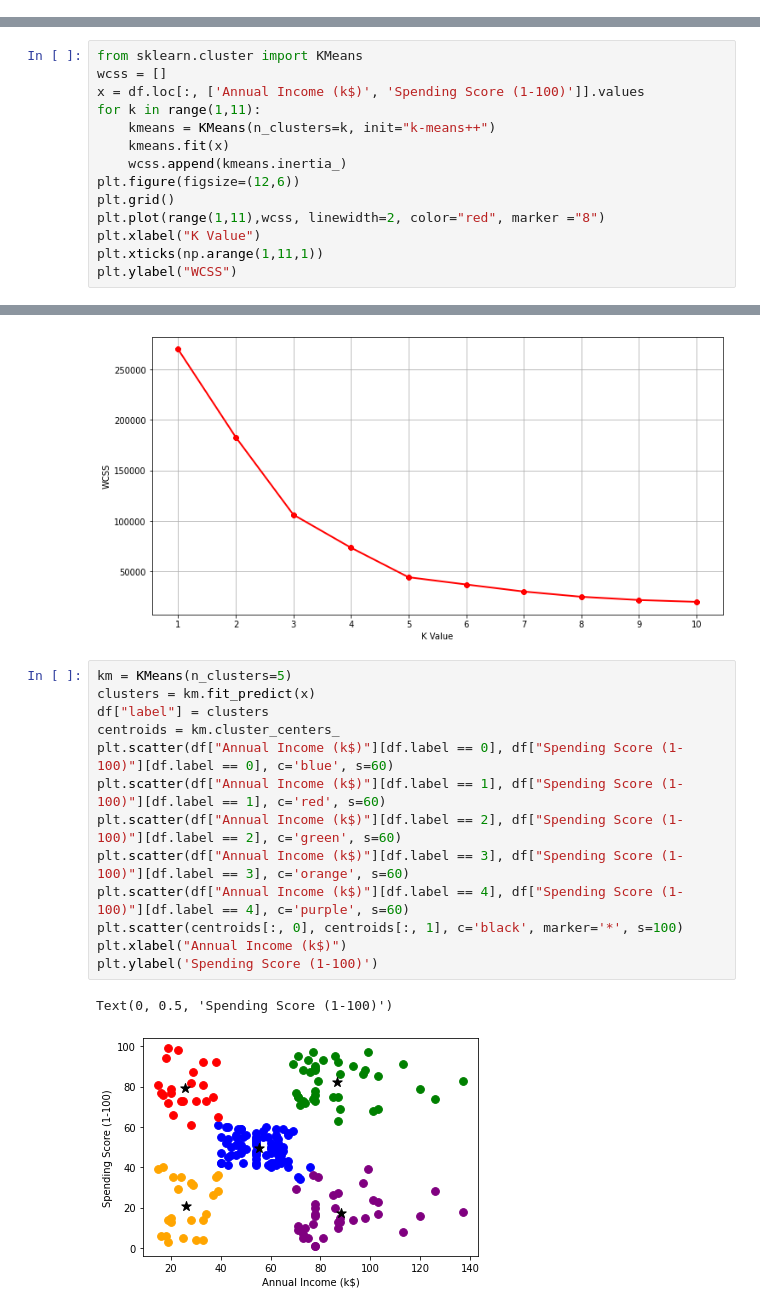
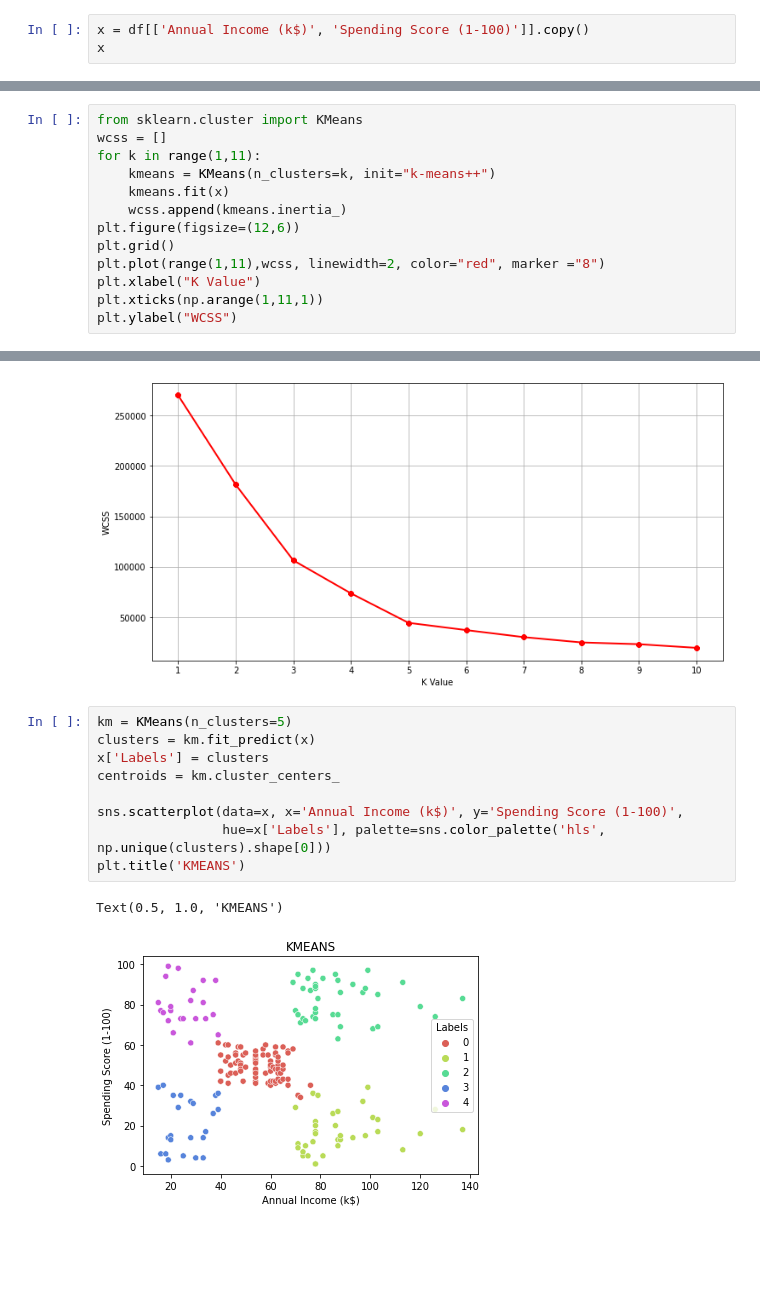
Before and after one commit to SwaroopThota/MINI-PROJECT_Customer-Segmentation, a Jupyter notebook: notebook.ipynb, the cells around one changed output, grey strips where cells are left out. Cells and saved outputs as stored; diff of their text form; blank space fills up the shorter version.

```diff
--- a/notebook.ipynb
+++ b/notebook.ipynb
@@ -124,3 +124,6 @@ Text(0, 0.5, 'Number of Customer')
 [figure]
 # %% [markdown]
 ## K-MEANS CLUSTERING
+# %%
+x = df[['Annual Income (k$)', 'Spending Score (1-100)']].copy()
+x
@@ -127,7 +144,6 @@ Text(0, 0.5, 'Number of Customer')
 # %%
 from sklearn.cluster import KMeans
 wcss = []
-x = df.loc[:, ['Annual Income (k$)', 'Spending Score (1-100)']].values
 for k in range(1,11):
     kmeans = KMeans(n_clusters=k, init="k-means++")
     kmeans.fit(x)
@@ -144,16 +160,12 @@ Text(0, 0.5, 'WCSS')
 # %%
 km = KMeans(n_clusters=5)
 clusters = km.fit_predict(x)
-df["label"] = clusters
+x['Labels'] = clusters
 centroids = km.cluster_centers_
-plt.scatter(df["Annual Income (k$)"][df.label == 0], df["Spending Score (1-100)"][df.label == 0], c='blue', s=60)
-plt.scatter(df["Annual Income (k$)"][df.label == 1], df["Spending Score (1-100)"][df.label == 1], c='red', s=60)
-plt.scatter(df["Annual Income (k$)"][df.label == 2], df["Spending Score (1-100)"][df.label == 2], c='green', s=60)
-plt.scatter(df["Annual Income (k$)"][df.label == 3], df["Spending Score (1-100)"][df.label == 3], c='orange', s=60)
-plt.scatter(df["Annual Income (k$)"][df.label == 4], df["Spending Score (1-100)"][df.label == 4], c='purple', s=60)
-plt.scatter(centroids[:, 0], centroids[:, 1], c='black', marker='*', s=100)
-plt.xlabel("Annual Income (k$)")
-plt.ylabel('Spending Score (1-100)')
+
+sns.scatterplot(data=x, x='Annual Income (k$)', y='Spending Score (1-100)',
+                hue=x['Labels'], palette=sns.color_palette('hls', np.unique(clusters).shape[0]))
+plt.title('KMEANS')
 # %% [output]
-Text(0, 0.5, 'Spending Score (1-100)')
+Text(0.5, 1.0, 'KMEANS')
-[figure, old version]
+[figure, new version]
```
Also changed, not shown: parts of 6 cells of this notebook.
